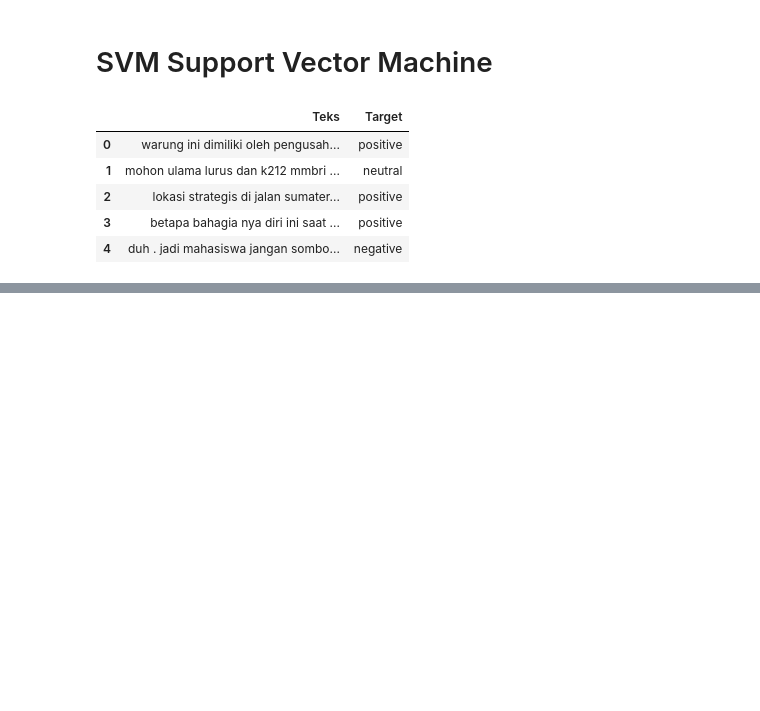
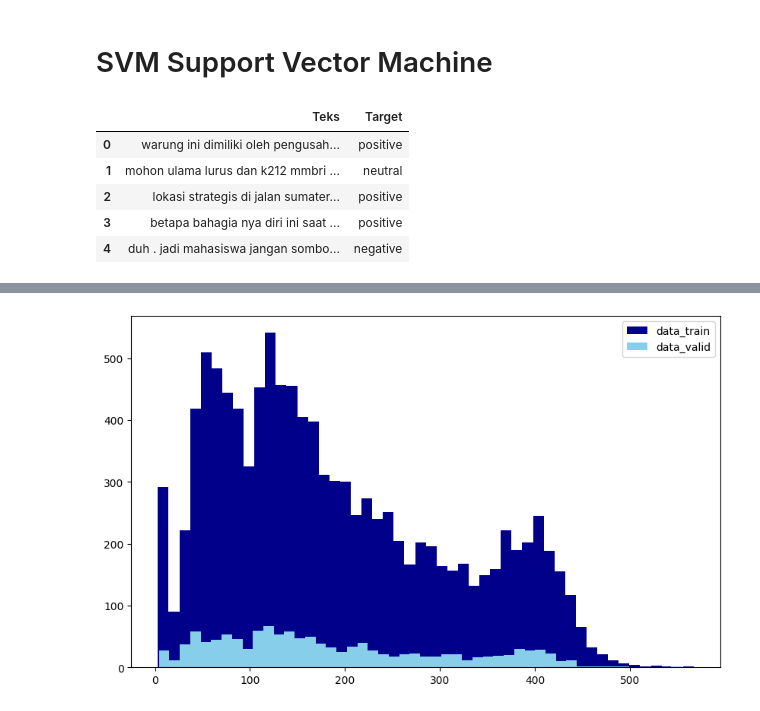
Before and after one commit to 337ubaid/dicoding-ml-terapan, a Jupyter notebook: sentiment-analysis/sentiment-analysis.ipynb, the cells around one changed output, grey strips where cells are left out. Drawn from its saved outputs; the diff is of its cells as text; code cells hidden in the pictures; blank space fills up the shorter version.

```diff
--- a/sentiment-analysis/sentiment-analysis.ipynb
+++ b/sentiment-analysis/sentiment-analysis.ipynb
@@ -302,6 +305,6 @@ from sklearn.metrics import classification_report
 # %%
 data_train = pd.read_csv(train_dataset_path, sep='\t', names=['Teks', 'Target'])
-data_valid= pd.read_csv(test_dataset_path, sep='\t', names=['Teks', 'Target'])
+data_valid= pd.read_csv(valid_dataset_path, sep='\t', names=['Teks', 'Target'])
 data_train.head()
 # %% [output]
 |  | Teks | Target |
@@ -314,0 +335,11 @@ data_train.head()
+# %%
+len_data_train = data_train['Teks'].str.len()
+len_data_valid = data_valid['Teks'].str.len()
+
+plt.figure(figsize=(10,6))
+plt.hist(len_data_train, bins=50, label="data_train", color='darkblue')
+plt.hist(len_data_valid, bins=50, label="data_valid", color='skyblue')
+plt.legend()
+plt.show()
+# %% [output]
+[figure, added]
```
Also changed, not shown: parts of 15 cells of this notebook.
